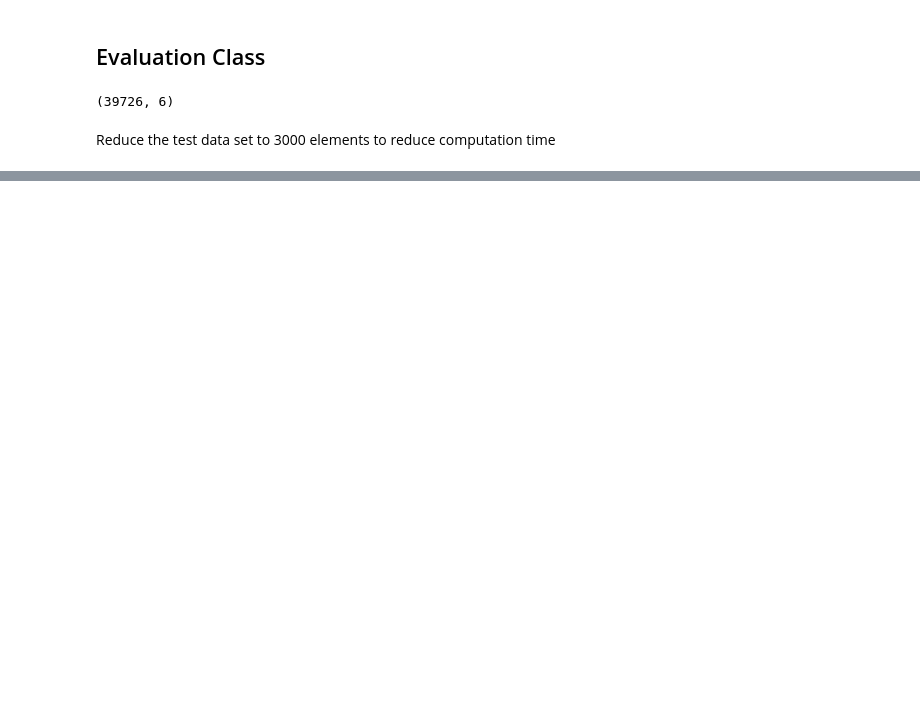
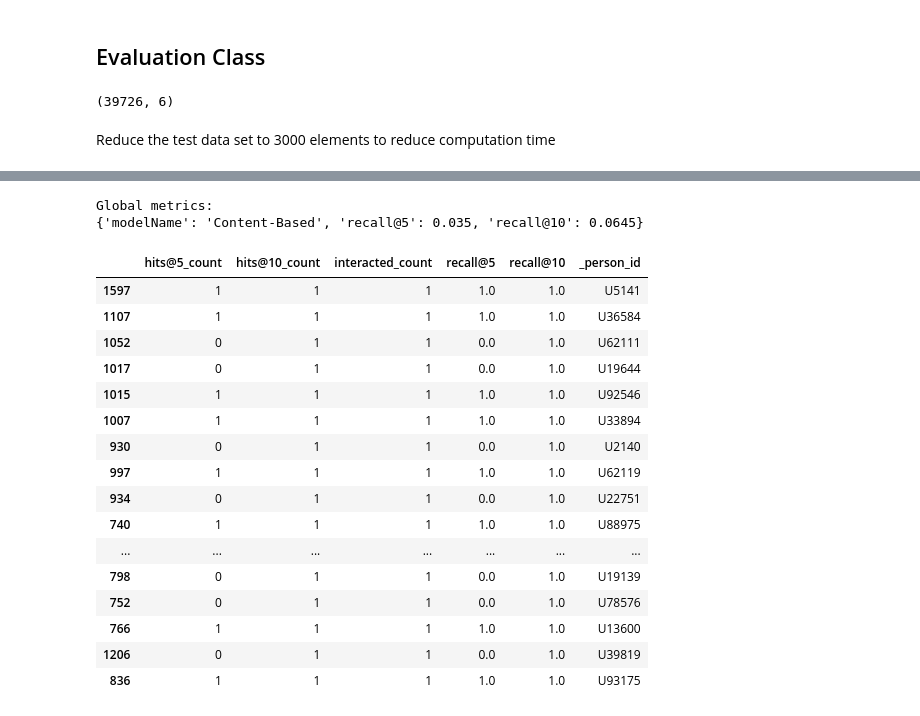
Before and after one commit to Vozak16/UCU_AI_Course_Project, a Jupyter notebook: 2. Content Based Recommender.ipynb, the cells around one changed output, grey strips where cells are left out. Drawn from its saved outputs; the diff is of its cells as text; code cells hidden in the pictures; blank space fills up the shorter version.

```diff
--- a/2. Content Based Recommender.ipynb
+++ b/2. Content Based Recommender.ipynb
@@ -70,3 +106,7 @@ behaviours_test_indexed_df = pd.read_csv('files/test_filtered_behaviours.csv', s
+# %%
+# implement filtering
+history_test_indexed_df = history_test_indexed_df[history_test_indexed_df.index.isin(history_train_indexed_df.index.values.tolist())]
+behaviours_test_indexed_df = behaviours_test_indexed_df[behaviours_test_indexed_df.index.isin(history_train_indexed_df.index.values.tolist())]
 # %% [markdown]
 ## Text Preprocessing
 # %%
@@ -451,0 +553,3 @@ Global metrics:
+# %%
+print('Evaluating Content-Based Filtering model...')
+cb_global_metrics, cb_detailed_results_df = model_evaluator.evaluate_model(content_based_recommender_model_euclidean)
@@ -451,0 +574,23 @@ Global metrics:
+# %%
+print('\nGlobal metrics:\n%s' % cb_global_metrics)
+cb_detailed_results_df.sort_values('recall@10', ascending=False).head(20)
+# %% [output]
+Global metrics:
+{'modelName': 'Content-Based', 'recall@5': 0.035, 'recall@10': 0.0645}
+|  | hits@5_count | hits@10_count | interacted_count | recall@5 | recall@10 | _person_id |
+| 1597 | 1 | 1 | 1 | 1.0 | 1.0 | U5141 |
+| 1107 | 1 | 1 | 1 | 1.0 | 1.0 | U36584 |
+| 1052 | 0 | 1 | 1 | 0.0 | 1.0 | U62111 |
+| 1017 | 0 | 1 | 1 | 0.0 | 1.0 | U19644 |
+| 1015 | 1 | 1 | 1 | 1.0 | 1.0 | U92546 |
+| 1007 | 1 | 1 | 1 | 1.0 | 1.0 | U33894 |
+| 930 | 0 | 1 | 1 | 0.0 | 1.0 | U2140 |
+| 997 | 1 | 1 | 1 | 1.0 | 1.0 | U62119 |
+| 934 | 0 | 1 | 1 | 0.0 | 1.0 | U22751 |
+| 740 | 1 | 1 | 1 | 1.0 | 1.0 | U88975 |
+| ... | ... | ... | ... | ... | ... | ... |
+| 798 | 0 | 1 | 1 | 0.0 | 1.0 | U19139 |
+| 752 | 0 | 1 | 1 | 0.0 | 1.0 | U78576 |
+| 766 | 1 | 1 | 1 | 1.0 | 1.0 | U13600 |
+| 1206 | 0 | 1 | 1 | 0.0 | 1.0 | U39819 |
+| 836 | 1 | 1 | 1 | 1.0 | 1.0 | U93175 |
```
Also changed, not shown: parts of 23 cells of this notebook.
